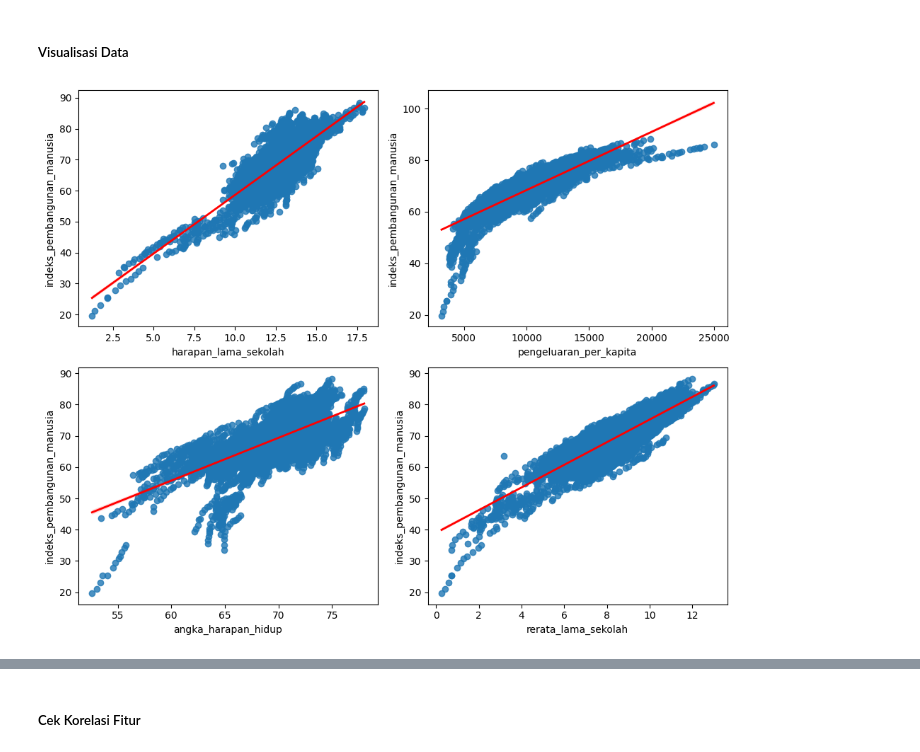
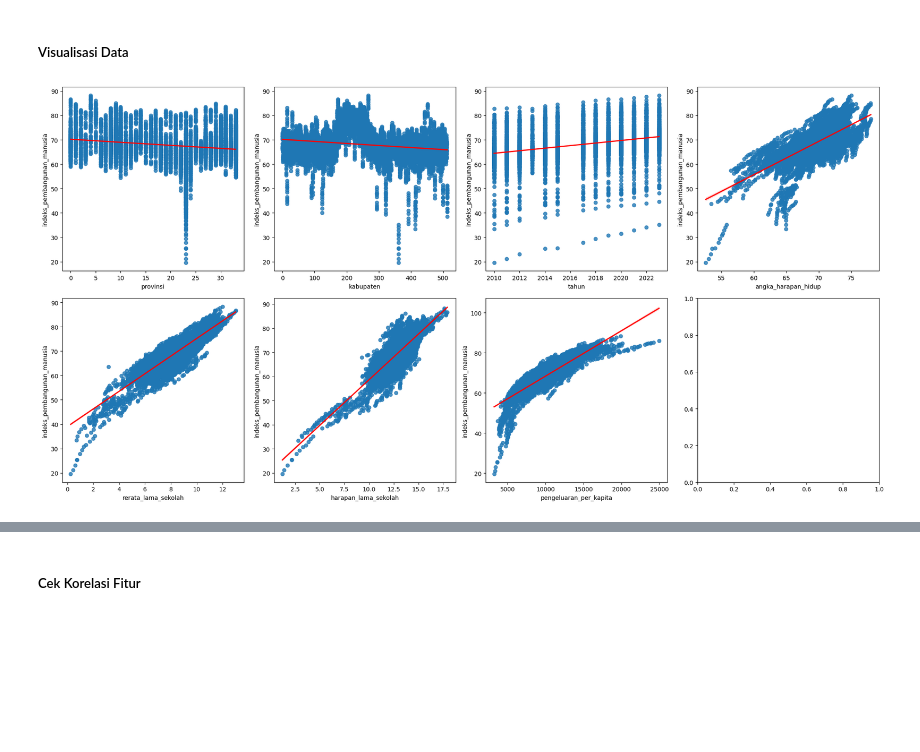
Before and after one commit to dikkawipraa22/Project-Metode-Kecerdasan-Buatan-Lanjut, a Jupyter notebook: preprocessing.ipynb, the cells around one changed output, grey strips where cells are left out. Drawn from its saved outputs; the diff is of its cells as text; code cells hidden in the pictures; blank space fills up the shorter version.

```diff
--- a/preprocessing.ipynb
+++ b/preprocessing.ipynb
@@ -131,13 +131,16 @@ data
 # %% [markdown]
 ##### Visualisasi Data
 # %%
-fig, axes = plt.subplots(nrows=2, ncols=2, figsize=(10, 8))
-sns.regplot(x='harapan_lama_sekolah', y='indeks_pembangunan_manusia', data=data, ax=axes[0,0], line_kws={'color': 'red', 'linewidth': 2})
-sns.regplot(x='pengeluaran_per_kapita', y='indeks_pembangunan_manusia', data=data, ax=axes[0,1], line_kws={'color': 'red', 'linewidth': 2})
-sns.regplot(x='angka_harapan_hidup', y='indeks_pembangunan_manusia', data=data, ax=axes[1,0], line_kws={'color': 'red', 'linewidth': 2})
-sns.regplot(x='rerata_lama_sekolah', y='indeks_pembangunan_manusia', data=data, ax=axes[1,1], line_kws={'color': 'red', 'linewidth': 2})
+fig, axes = plt.subplots(nrows=2, ncols=4, figsize=(20, 10))
+sns.regplot(x='provinsi', y='indeks_pembangunan_manusia', data=data, ax=axes[0,0], line_kws={'color': 'red', 'linewidth': 2})
+sns.regplot(x='kabupaten', y='indeks_pembangunan_manusia', data=data, ax=axes[0,1], line_kws={'color': 'red', 'linewidth': 2})
+sns.regplot(x='tahun', y='indeks_pembangunan_manusia', data=data, ax=axes[0,2], line_kws={'color': 'red', 'linewidth': 2})
+sns.regplot(x='angka_harapan_hidup', y='indeks_pembangunan_manusia', data=data, ax=axes[0,3], line_kws={'color': 'red', 'linewidth': 2})
+sns.regplot(x='rerata_lama_sekolah', y='indeks_pembangunan_manusia', data=data, ax=axes[1,0], line_kws={'color': 'red', 'linewidth': 2})
+sns.regplot(x='harapan_lama_sekolah', y='indeks_pembangunan_manusia', data=data, ax=axes[1,1], line_kws={'color': 'red', 'linewidth': 2})
+sns.regplot(x='pengeluaran_per_kapita', y='indeks_pembangunan_manusia', data=data, ax=axes[1,2], line_kws={'color': 'red', 'linewidth': 2})
 plt.tight_layout()
 plt.show()
 # %% [output]
-[figure, old version]
+[figure, new version]
 # %%
```
Also changed, not shown: parts of 2 cells of this notebook, 23 other files.
